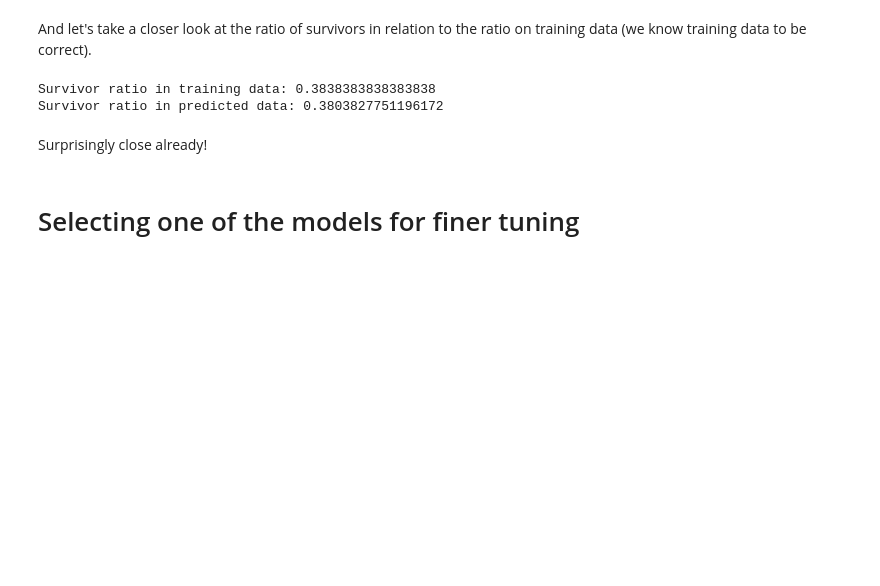
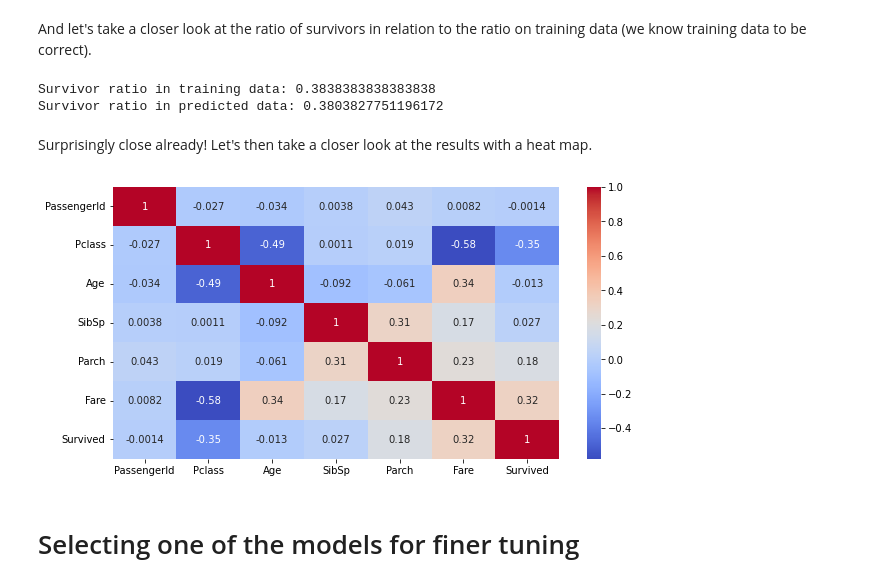
Before and after one commit to mtijas/dako-k22, a Jupyter notebook: notebooks/DAKO Spring 2022 - Team Work.ipynb, the cells around one changed output. Drawn from its saved outputs; the diff is of its cells as text; code cells hidden in the pictures; blank space fills up the shorter version.

Commit message:
Adds a heat map to show predictions on MLP model

```diff
--- a/notebooks/DAKO Spring 2022 - Team Work.ipynb
+++ b/notebooks/DAKO Spring 2022 - Team Work.ipynb
@@ -302,7 +303,15 @@ print(f'Survivor ratio in predicted data: {survivor_ratio_predicted}')
 Survivor ratio in training data: 0.3838383838383838
 Survivor ratio in predicted data: 0.3803827751196172
 # %% [markdown]
-Surprisingly close already!
+Surprisingly close already! Let's then take a closer look at the results with a heat map.
+# %%
+reshaped = np.reshape(prediction, (-1, 1))
+combined_results = pd.concat([test, pd.DataFrame(reshaped, columns=['Survived'])], axis=1)
+
+plt.figure(figsize=(10,5))
+sns.heatmap(combined_results.corr(method="pearson"), annot=True, cmap="coolwarm");
+# %% [output]
+[figure, added]
 # %% [markdown]
 # Selecting one of the models for finer tuning
 # %% [markdown]
```
Also changed, not shown: parts of 2 cells of this notebook.
